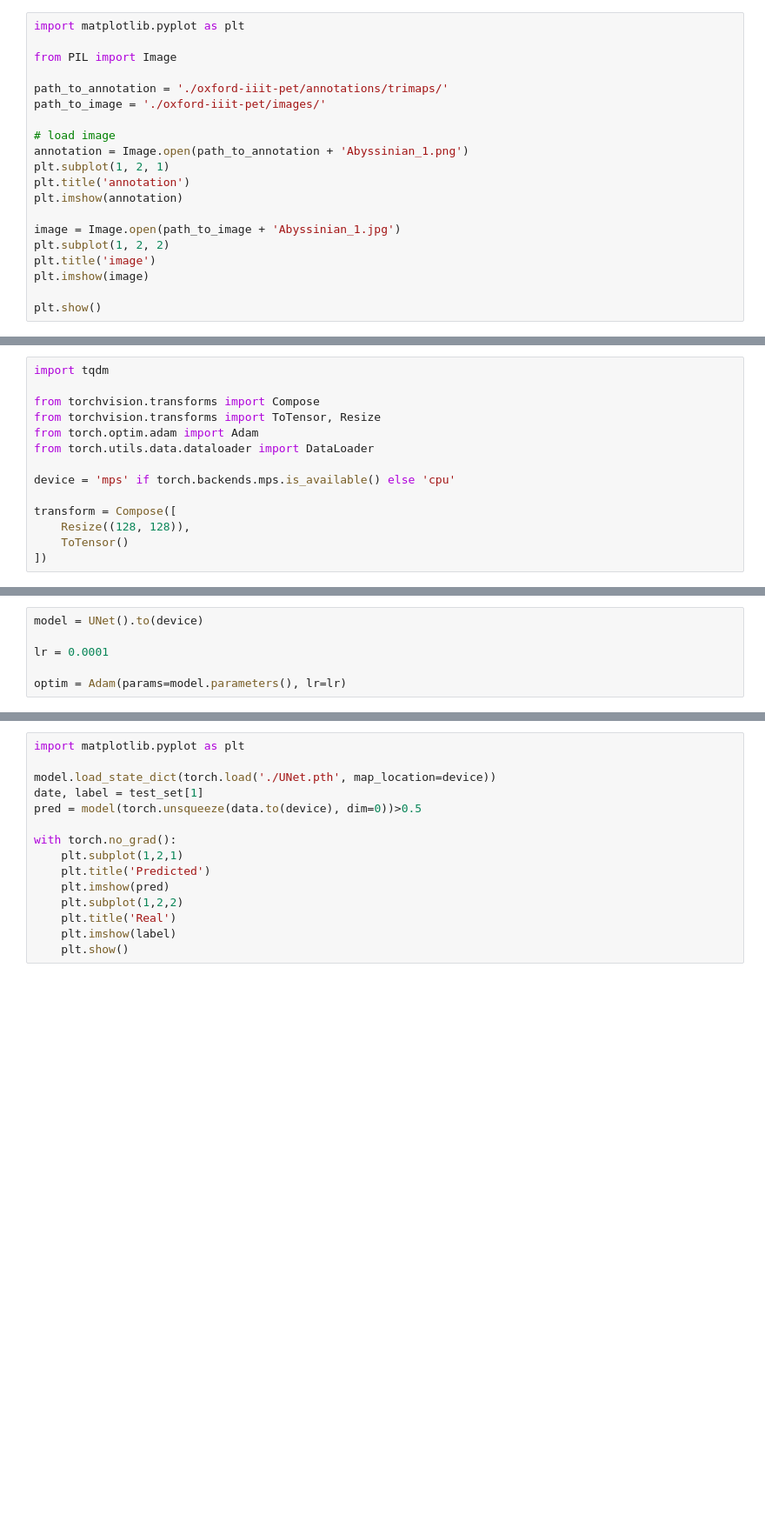
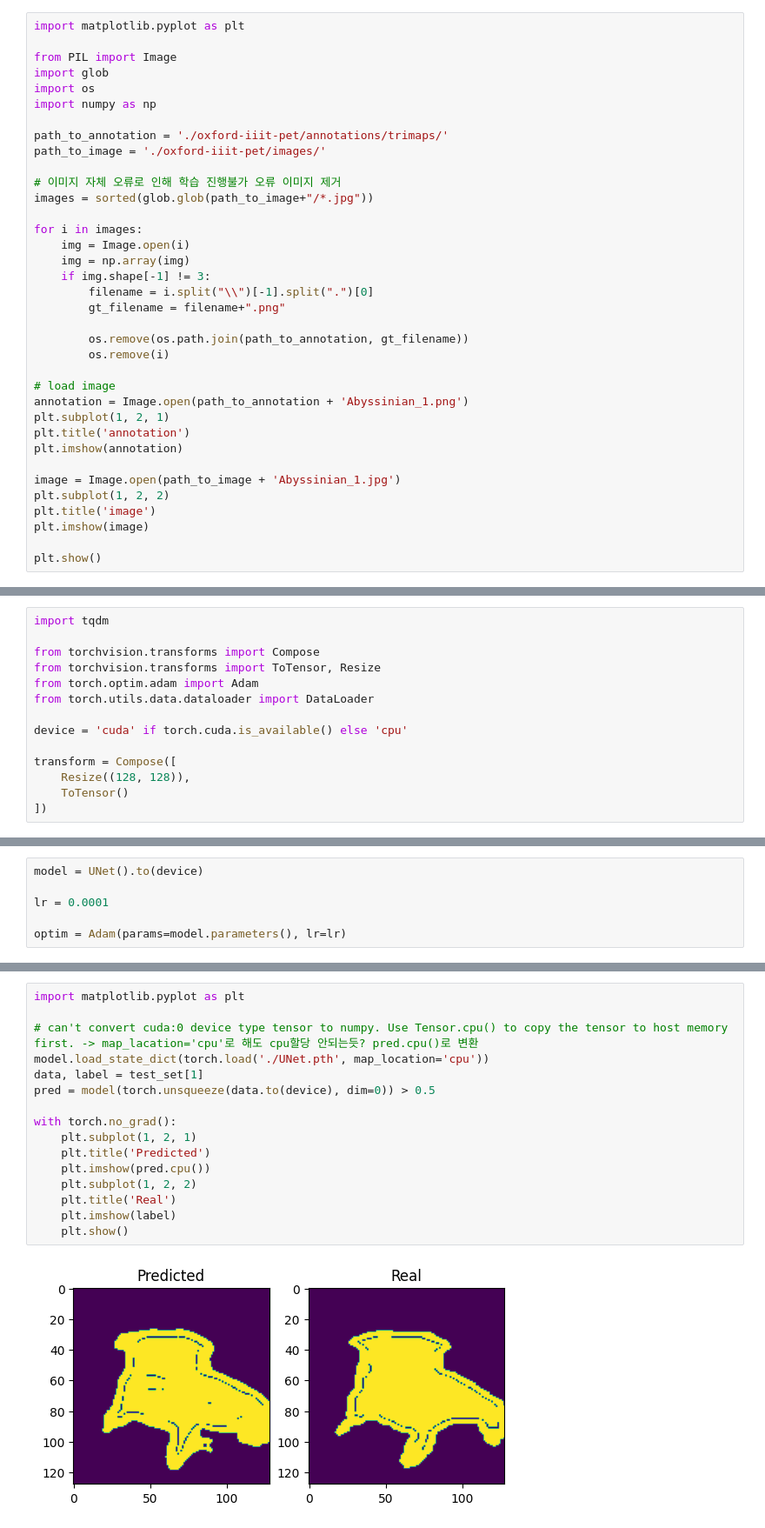
Before and after one commit to jh868/pytorch_study, a Jupyter notebook: 08.U-Net.ipynb, the cells around one changed output, grey strips where cells are left out. Shown: that part at 87% size. Saved outputs shown, nothing was run; the diff lists cells and outputs as text; blank space fills up the shorter version.

```diff
--- a/08.U-Net.ipynb
+++ b/08.U-Net.ipynb
@@ -2,9 +2,25 @@
 import matplotlib.pyplot as plt
 
 from PIL import Image
+import glob
+import os
+import numpy as np
 
 path_to_annotation = './oxford-iiit-pet/annotations/trimaps/'
 path_to_image = './oxford-iiit-pet/images/'
+
+# 이미지 자체 오류로 인해 학습 진행불가 오류 이미지 제거
+images = sorted(glob.glob(path_to_image+"/*.jpg"))
+
+for i in images:
+    img = Image.open(i)
+    img = np.array(img)
+    if img.shape[-1] != 3:
+        filename = i.split("\\")[-1].split(".")[0]
+        gt_filename = filename+".png"
+
+        os.remove(os.path.join(path_to_annotation, gt_filename))
+        os.remove(i)
 
 # load image
 annotation = Image.open(path_to_annotation + 'Abyssinian_1.png')
@@ -190,7 +207,7 @@ from torchvision.transforms import ToTensor, Resize
 from torch.optim.adam import Adam
 from torch.utils.data.dataloader import DataLoader
 
-device = 'mps' if torch.backends.mps.is_available() else 'cpu'
+device = 'cuda' if torch.cuda.is_available() else 'cpu'
 
 transform = Compose([
     Resize((128, 128)),
@@ -231,15 +246,18 @@ KeyboardInterrupt:
 # %%
 import matplotlib.pyplot as plt
 
-model.load_state_dict(torch.load('./UNet.pth', map_location=device))
-date, label = test_set[1]
-pred = model(torch.unsqueeze(data.to(device), dim=0))>0.5
+# can't convert cuda:0 device type tensor to numpy. Use Tensor.cpu() to copy the tensor to host memory first. -> map_lacation='cpu'로 해도 cpu할당 안되는듯? pred.cpu()로 변환
+model.load_state_dict(torch.load('./UNet.pth', map_location='cpu'))
+data, label = test_set[1]
+pred = model(torch.unsqueeze(data.to(device), dim=0)) > 0.5
 
 with torch.no_grad():
-    plt.subplot(1,2,1)
+    plt.subplot(1, 2, 1)
     plt.title('Predicted')
-    plt.imshow(pred)
-    plt.subplot(1,2,2)
+    plt.imshow(pred.cpu())
+    plt.subplot(1, 2, 2)
     plt.title('Real')
     plt.imshow(label)
     plt.show()
+# %% [output]
+[figure, added]
```
Also changed, not shown: parts of 3 cells of this notebook.
